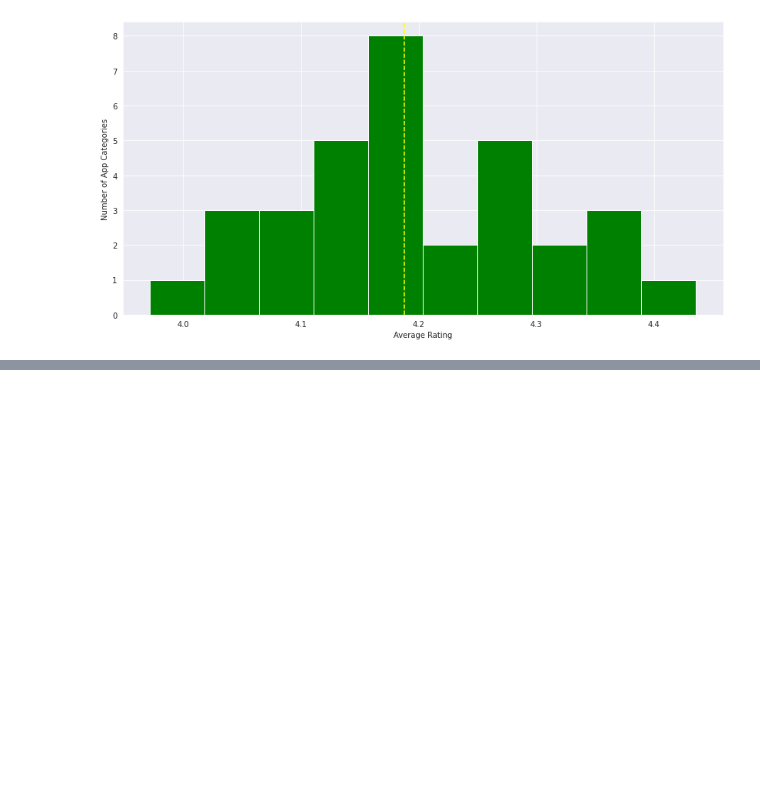
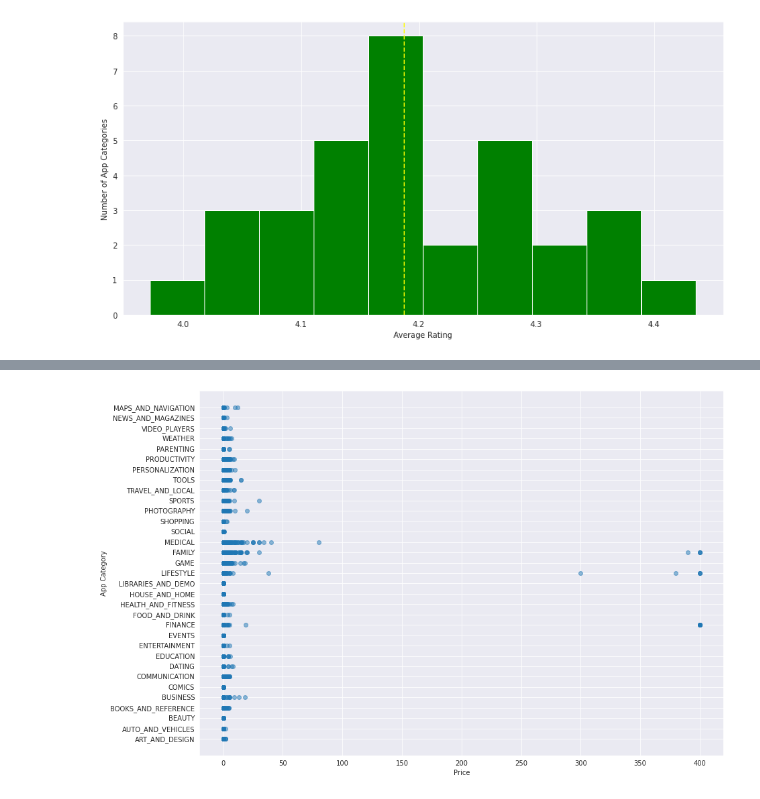
Before and after one commit to kapeeshvarma/Play-Store-App-Analysis, a Jupyter notebook: Play_Store_App_Review_Analysis_Capstone_Project.ipynb, the cells around one changed output, grey strips where cells are left out. Cells and saved outputs as stored; diff of their text form; code cells hidden in the pictures; blank space fills up the shorter version.

```diff
--- a/Play_Store_App_Review_Analysis_Capstone_Project.ipynb
+++ b/Play_Store_App_Review_Analysis_Capstone_Project.ipynb
@@ -183,0 +201,11 @@ plt.show()
+# %%
+# Plot App Price vs App Category
+%matplotlib inline
+fig,ax = plt.subplots(figsize=(14,10))
+
+plt.scatter(x=apps['Price'], y=apps['Category'], alpha=0.5)
+plt.xlabel('Price')
+plt.ylabel('App Category')
+plt.show()
+# %% [output]
+[figure, added]
```
Also changed, not shown: parts of 3 cells of this notebook.
